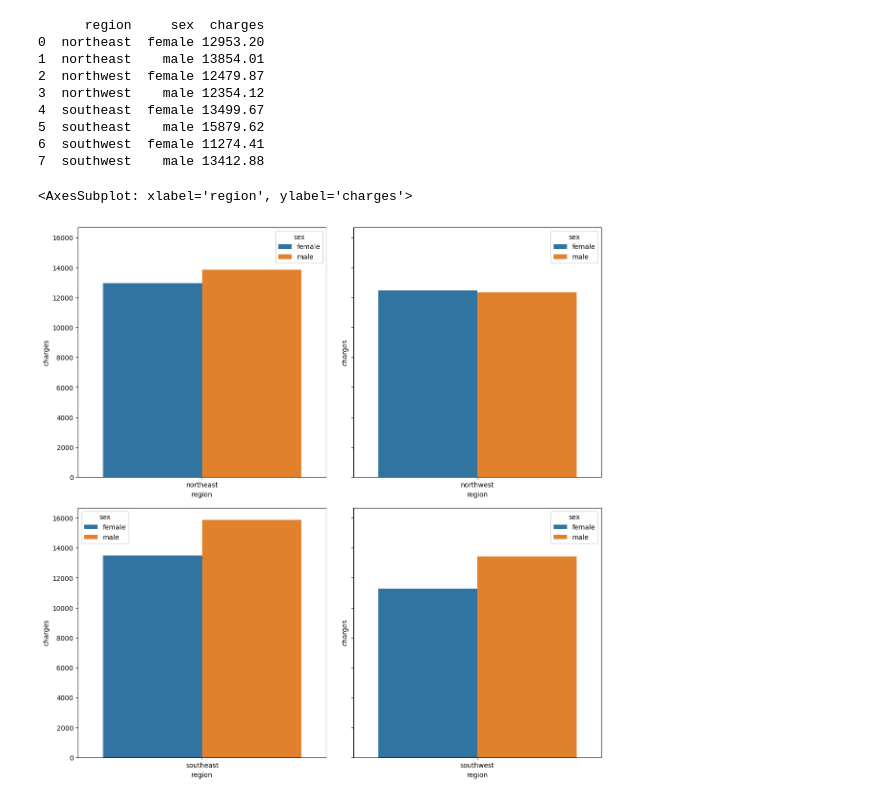
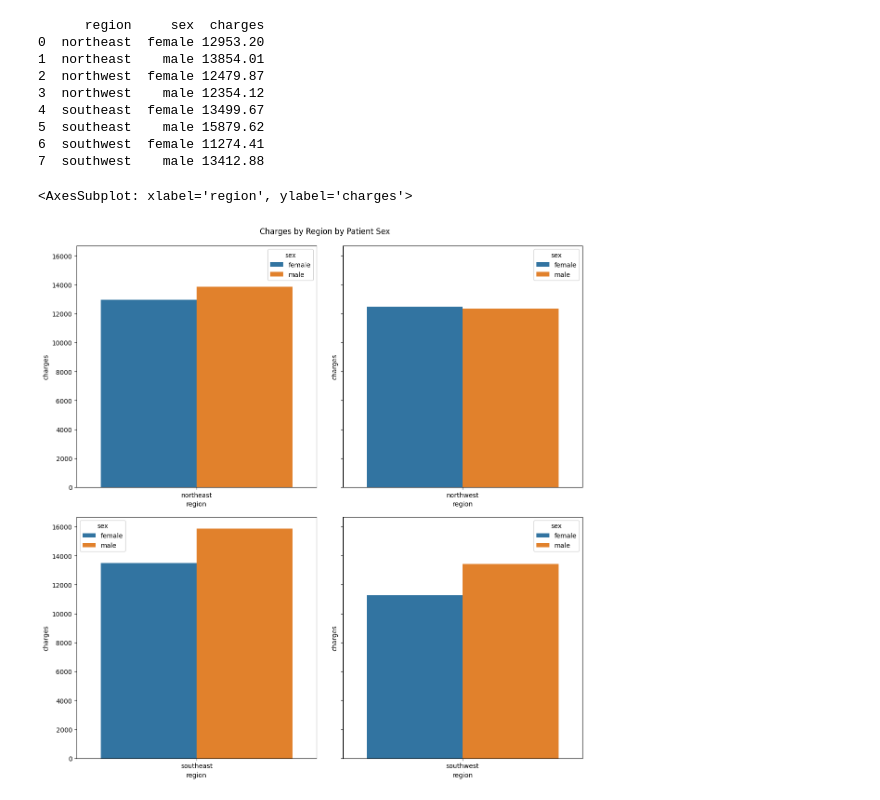
Before and after one commit to jakedaylong/python-portfolio-project-starter-files, a Jupyter notebook: us-medical-insurance-costs.ipynb, the cells around one changed output. Cells and saved outputs as stored; diff of their text form; code cells hidden in the pictures.

```diff
--- a/us-medical-insurance-costs.ipynb
+++ b/us-medical-insurance-costs.ipynb
@@ -162,10 +166,11 @@ print(nw_charges)
 # %%
 fig, ax = plt.subplots(2,2, sharey=True, figsize=(12,12))
 fig.tight_layout(pad=2.5)
+fig.suptitle('Charges by Region by Patient Sex', y=1)
 sb.barplot(nw_charges.loc[0:1], x='region', y='charges', hue='sex', ax=ax[0,0])
 sb.barplot(nw_charges.loc[2:3], x='region', y='charges', hue='sex', ax=ax[0,1])
 sb.barplot(nw_charges.loc[4:5], x='region', y='charges', hue='sex', ax=ax[1,0])
 sb.barplot(nw_charges.loc[6:7], x='region', y='charges', hue='sex', ax=ax[1,1])
 # %% [output]
 <AxesSubplot: xlabel='region', ylabel='charges'>
-[figure, old version]
+[figure, new version]
```
Also changed, not shown: parts of 6 cells of this notebook.
